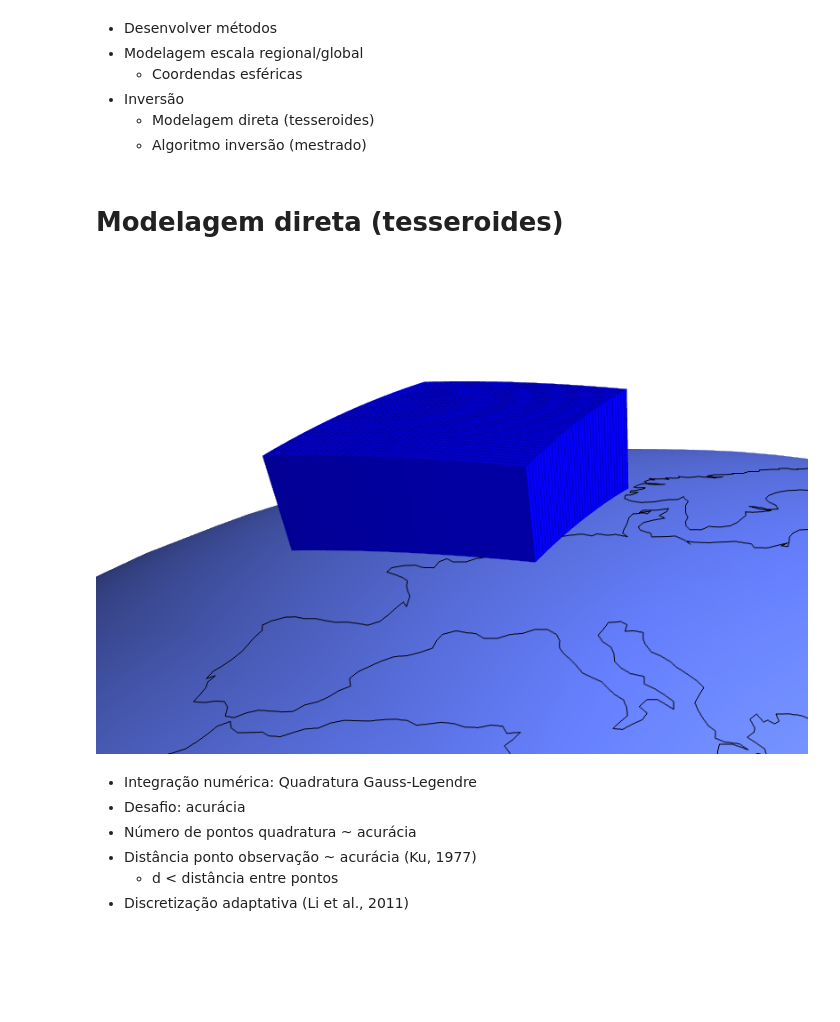
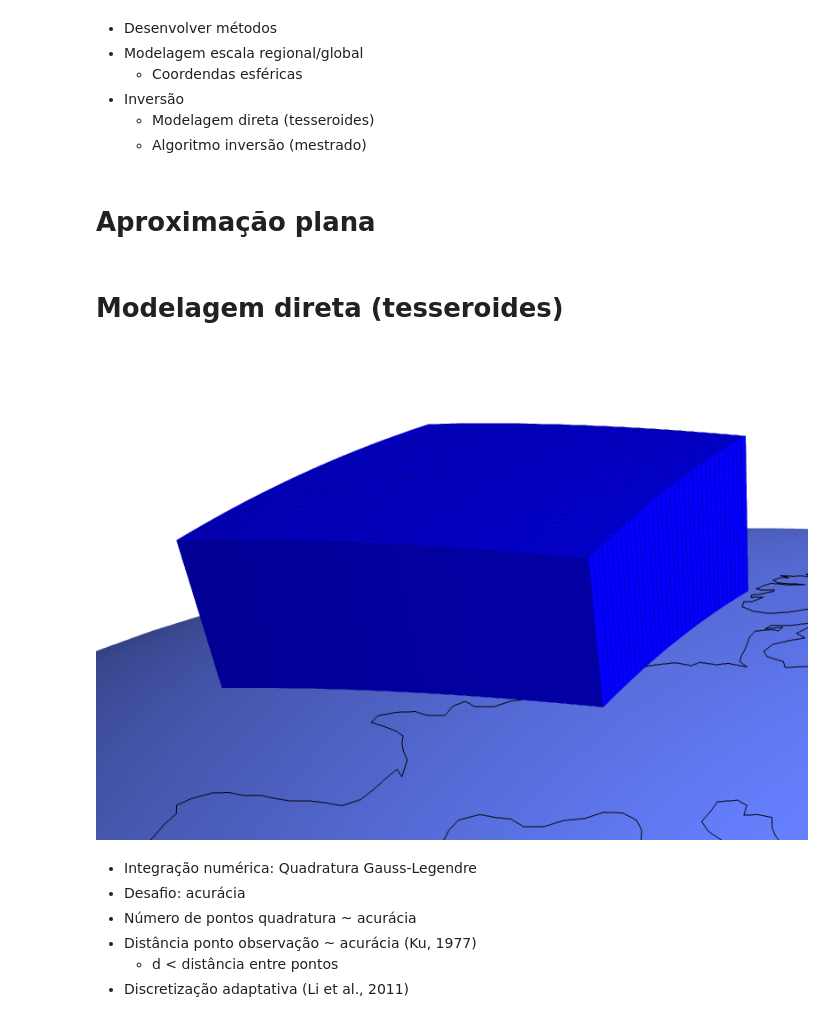
Before and after one commit to leouieda/qualify, a Jupyter notebook: tesseroid-forward.ipynb, the cells around one changed output. Saved outputs shown, nothing was run; the diff lists cells and outputs as text; code cells hidden in the pictures; blank space fills up the shorter version.

```diff
--- a/tesseroid-forward.ipynb
+++ b/tesseroid-forward.ipynb
@@ -30,3 +28,5 @@ Exame de qualificação de doutorado
 * Inversão
     * Modelagem direta (tesseroides)
     * Algoritmo inversão (mestrado)
+# %% [markdown]
+# Aproximação plana
@@ -37,21 +54,29 @@ sampletess = Tesseroid(-15, 5, 50, 60, 500000, 0)
 # %%
 scene = myv.figure(zdown=False, size=(800, 600))
 myv.earth(opacity=1)
 myv.continents()
 # Split the tesseroid so that it doesn't look so square in the plot
 myv.tesseroids(sampletess.split(35, 35, 20), edges=False)
-scene.scene.camera.position = [39608483.301942736, 20324241.991012983, -4138933.7483288785]
-scene.scene.camera.focal_point = [3573203.6840154878, -446793.62233721331, 5255174.2416426577]
-scene.scene.camera.view_angle = 3.2212254720000004
+scene.scene.camera.position = [42102894.872026056, 6595656.6886597592, 11338222.663856668]
+scene.scene.camera.focal_point = [1296874.457884263, 410891.21895513567, 621696.33458828251]
+scene.scene.camera.view_angle = 19.199999999999996
+scene.scene.camera.view_up = [-0.25098558026001216, -0.020915061402960951, 0.9677648468032175]
+scene.scene.camera.clipping_range = [26490172.773531266, 66368058.554740578]
+scene.scene.camera.compute_view_plane_normal()
+scene.scene.render()
+myv.savefig('images/tesseroid-globe.png')
+scene.scene.camera.position = [39662165.280449949, 20263355.844920665, -4067636.2075912729]
+scene.scene.camera.focal_point = [3626885.6625227006, -507679.76842953084, 5326471.7823802633]
+scene.scene.camera.view_angle = 2.0615843020800004
 scene.scene.camera.view_up = [0.28545131438811988, -0.062700618257852267, 0.95633999162650196]
 scene.scene.camera.clipping_range = [24157655.00863412, 69727889.143763065]
 scene.scene.camera.compute_view_plane_normal()
 scene.scene.render()
 myv.savefig('images/tesseroid.png')
 myv.show()
 Image(filename='images/tesseroid.png', width=400)
 # %% [output]
-[figure, old version]
+[figure, new version]
 # %% [markdown]
 * Integração numérica: Quadratura Gauss-Legendre
 * Desafio: acurácia
```
Also changed, not shown: parts of 2 cells of this notebook, 2 other files.
